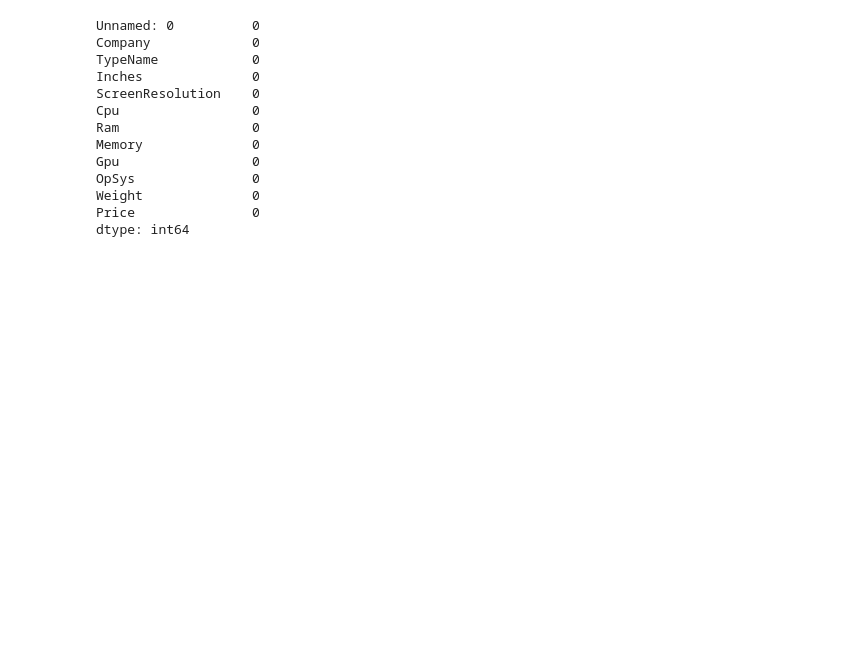
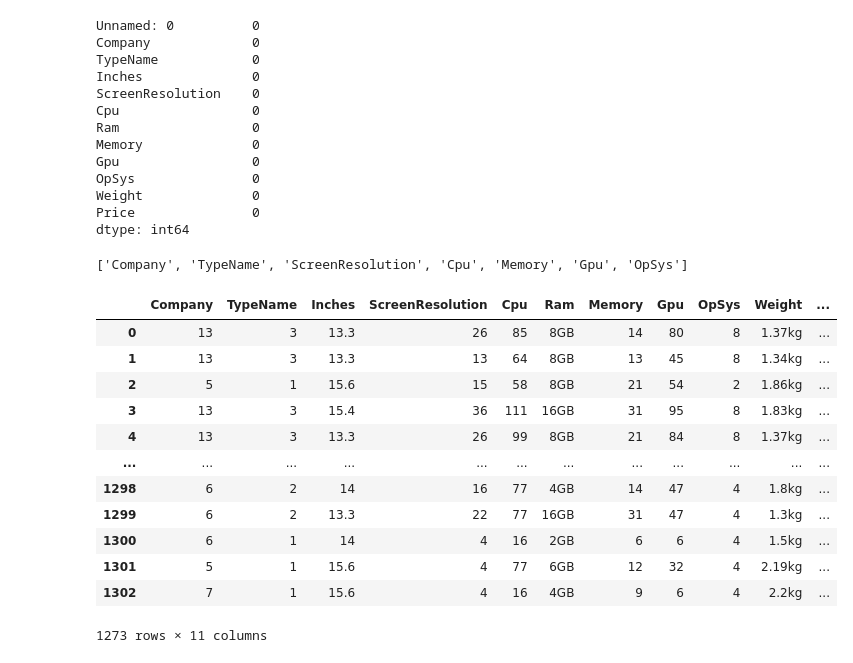
Before and after one commit to aimlrl/laptop-price-prediction, a Jupyter notebook: src.ipynb, the cells around one changed output. Cells and saved outputs as stored; diff of their text form; code cells hidden in the pictures; blank space fills up the shorter version.

```diff
--- a/src.ipynb
+++ b/src.ipynb
@@ -76,0 +80,4 @@ def label_encode_column(column_name):
+# %%
+categorical_columns
+# %% [output]
+['Company', 'TypeName', 'ScreenResolution', 'Cpu', 'Memory', 'Gpu', 'OpSys']
@@ -76,0 +88,16 @@ def label_encode_column(column_name):
+# %%
+data
+# %% [output]
+|  | Company | TypeName | Inches | ScreenResolution | Cpu | Ram | Memory | Gpu | OpSys | Weight | ... |
+| 0 | 13 | 3 | 13.3 | 26 | 85 | 8GB | 14 | 80 | 8 | 1.37kg | ... |
+| 1 | 13 | 3 | 13.3 | 13 | 64 | 8GB | 13 | 45 | 8 | 1.34kg | ... |
+| 2 | 5 | 1 | 15.6 | 15 | 58 | 8GB | 21 | 54 | 2 | 1.86kg | ... |
+| 3 | 13 | 3 | 15.4 | 36 | 111 | 16GB | 31 | 95 | 8 | 1.83kg | ... |
+| 4 | 13 | 3 | 13.3 | 26 | 99 | 8GB | 21 | 84 | 8 | 1.37kg | ... |
+| ... | ... | ... | ... | ... | ... | ... | ... | ... | ... | ... | ... |
+| 1298 | 6 | 2 | 14 | 16 | 77 | 4GB | 14 | 47 | 4 | 1.8kg | ... |
+| 1299 | 6 | 2 | 13.3 | 22 | 77 | 16GB | 31 | 47 | 4 | 1.3kg | ... |
+| 1300 | 6 | 1 | 14 | 4 | 16 | 2GB | 6 | 6 | 4 | 1.5kg | ... |
+| 1301 | 5 | 1 | 15.6 | 4 | 77 | 6GB | 12 | 32 | 4 | 2.19kg | ... |
+| 1302 | 7 | 1 | 15.6 | 4 | 16 | 4GB | 9 | 6 | 4 | 2.2kg | ... |
+1273 rows × 11 columns
```
Also changed, not shown: parts of 10 cells of this notebook.
